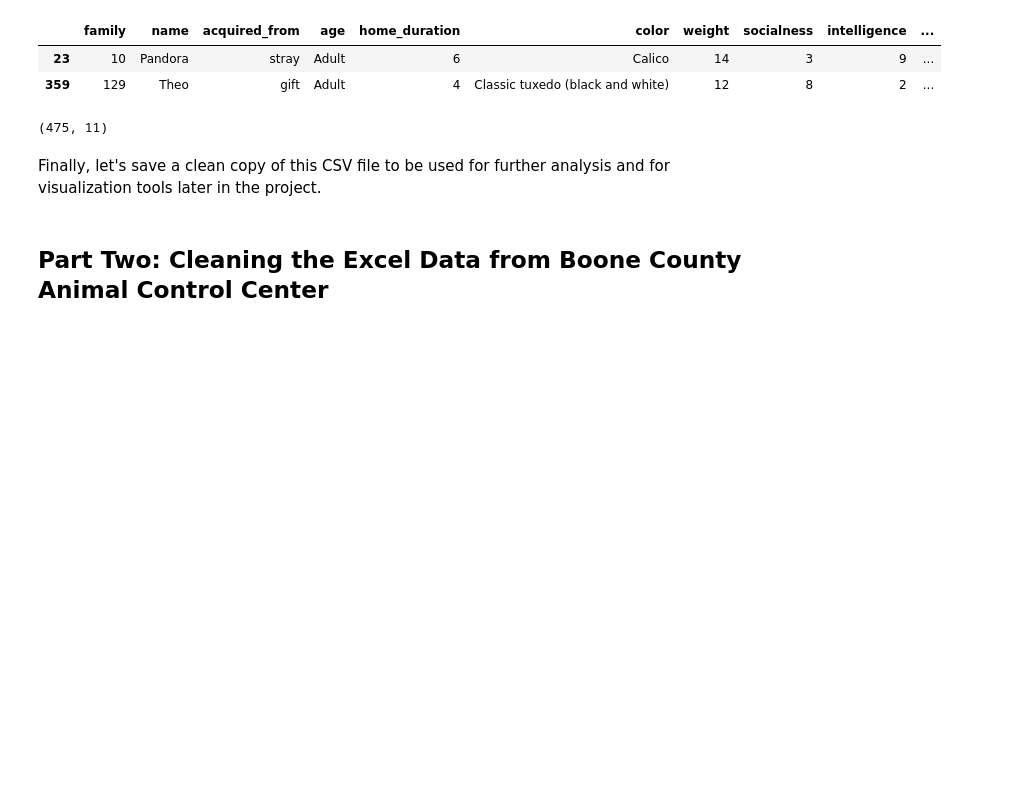
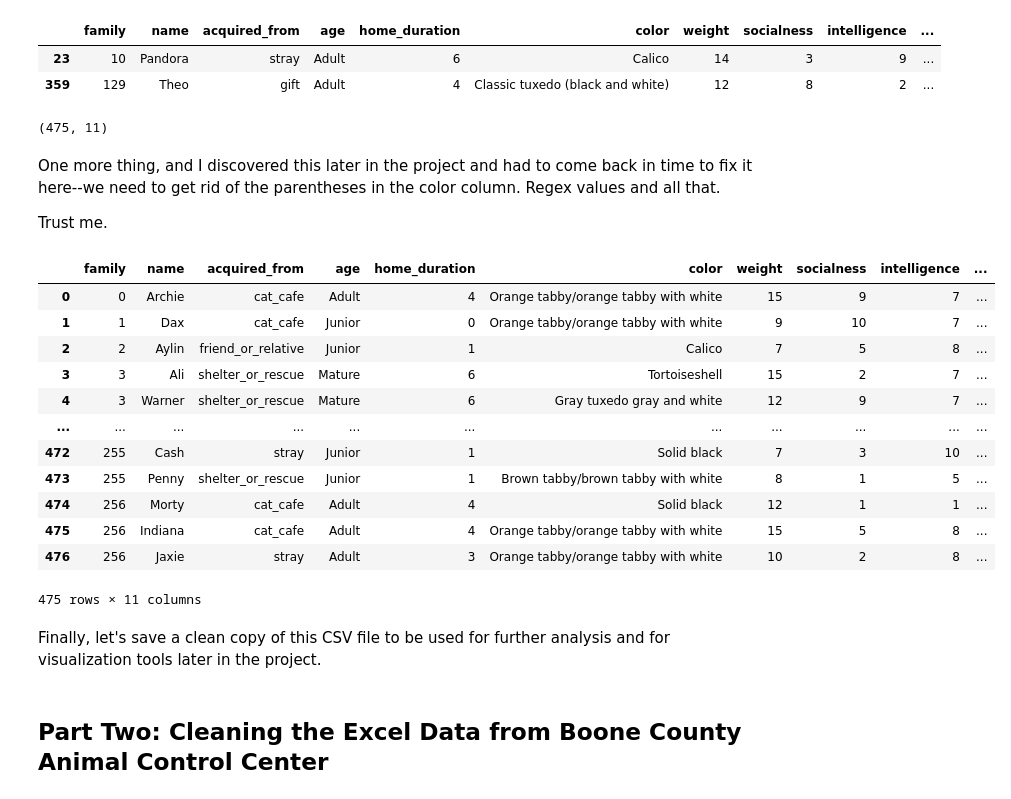
Before and after one commit to BlueKYGirl/purrfect_purrsonalities, a Jupyter notebook: purrfect_purrsonalities.ipynb, the cells around one changed output. Saved outputs shown, nothing was run; the diff lists cells and outputs as text; code cells hidden in the pictures; blank space fills up the shorter version.

```diff
--- a/purrfect_purrsonalities.ipynb
+++ b/purrfect_purrsonalities.ipynb
@@ -263,6 +263,27 @@ survey_df.drop_duplicates(subset=['family', 'name'], keep='last', inplace=True)
 survey_df.shape
 # %% [output]
 (475, 11)
+# %% [markdown]
+One more thing, and I discovered this later in the project and had to come back in time to fix it here--we need to get rid of the parentheses in the color column. Regex values and all that.
+
+Trust me.
+# %%
+survey_df['color'] = survey_df['color'].str.replace("\(|\)", "", regex=True)
+survey_df
+# %% [output]
+|  | family | name | acquired_from | age | home_duration | color | weight | socialness | intelligence | ... |
+| 0 | 0 | Archie | cat_cafe | Adult | 4 | Orange tabby/orange tabby with white | 15 | 9 | 7 | ... |
+| 1 | 1 | Dax | cat_cafe | Junior | 0 | Orange tabby/orange tabby with white | 9 | 10 | 7 | ... |
+| 2 | 2 | Aylin | friend_or_relative | Junior | 1 | Calico | 7 | 5 | 8 | ... |
+| 3 | 3 | Ali | shelter_or_rescue | Mature | 6 | Tortoiseshell | 15 | 2 | 7 | ... |
+| 4 | 3 | Warner | shelter_or_rescue | Mature | 6 | Gray tuxedo gray and white | 12 | 9 | 7 | ... |
+| ... | ... | ... | ... | ... | ... | ... | ... | ... | ... | ... |
+| 472 | 255 | Cash | stray | Junior | 1 | Solid black | 7 | 3 | 10 | ... |
+| 473 | 255 | Penny | shelter_or_rescue | Junior | 1 | Brown tabby/brown tabby with white | 8 | 1 | 5 | ... |
+| 474 | 256 | Morty | cat_cafe | Adult | 4 | Solid black | 12 | 1 | 1 | ... |
+| 475 | 256 | Indiana | cat_cafe | Adult | 4 | Orange tabby/orange tabby with white | 15 | 5 | 8 | ... |
+| 476 | 256 | Jaxie | stray | Adult | 3 | Orange tabby/orange tabby with white | 10 | 2 | 8 | ... |
+475 rows × 11 columns
 # %% [markdown]
 Finally, let's save a clean copy of this CSV file to be used for further analysis and for visualization tools later in the project.
 # %%
```
Also changed, not shown: parts of 32 cells of this notebook, 1 other file.
